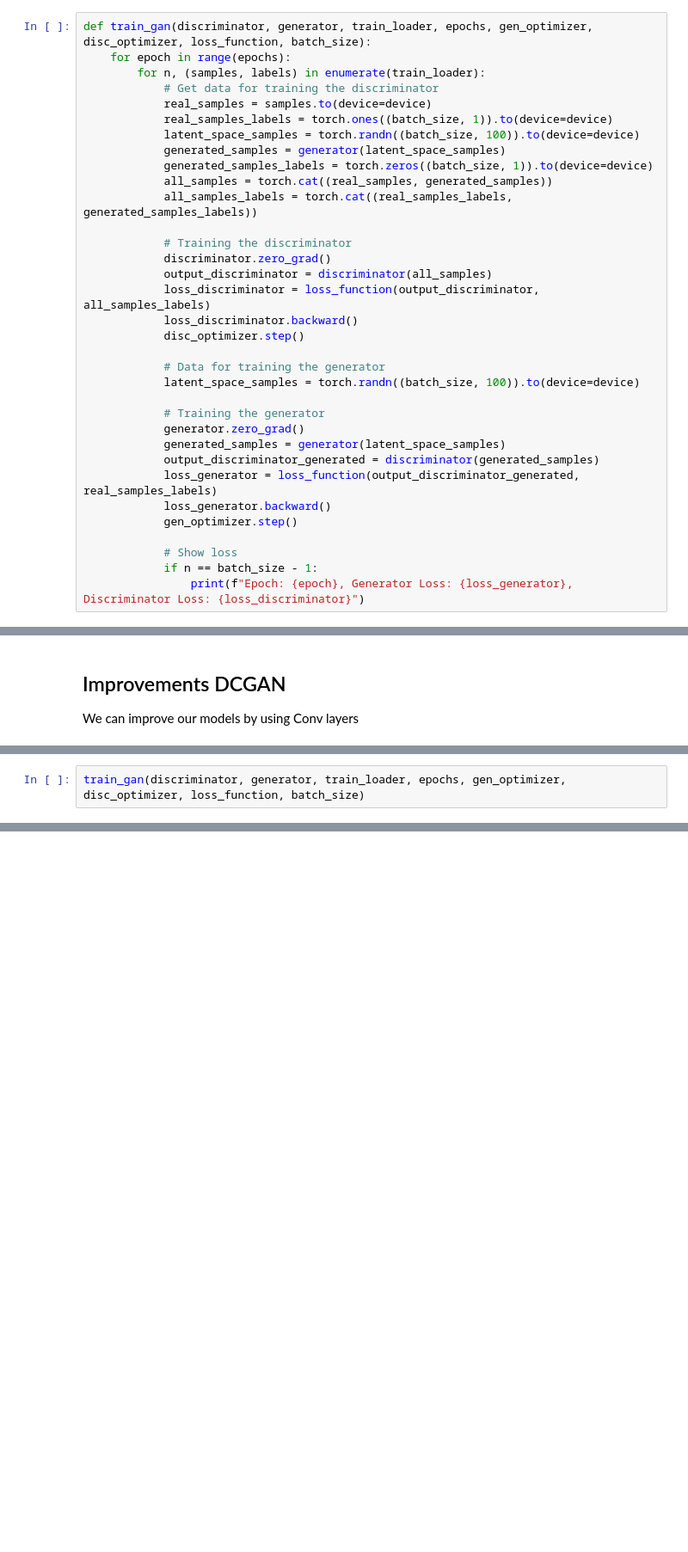
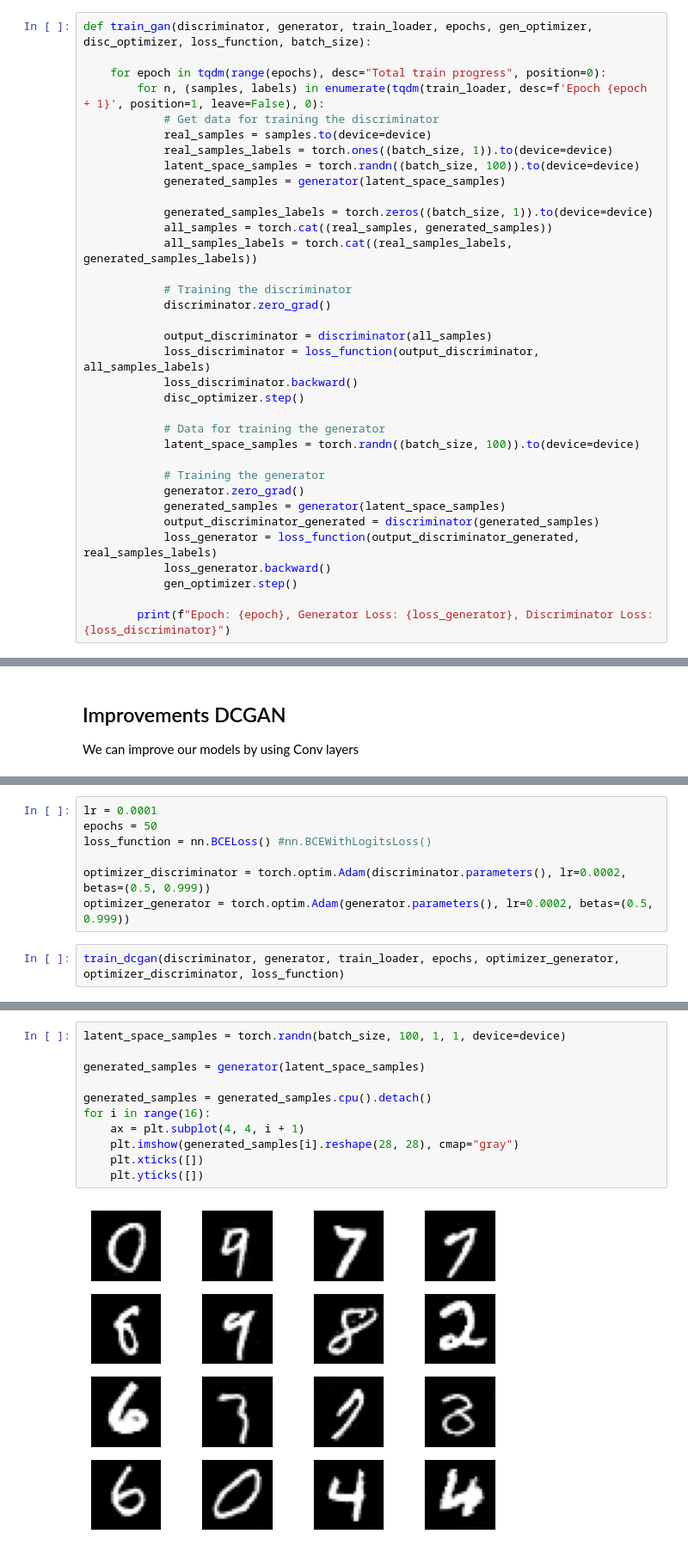
Before and after one commit to schms27/computer-vision, a Jupyter notebook: notebooks/38_gan.ipynb, the cells around one changed output, grey strips where cells are left out. Shown at 86% size. Cells and saved outputs as stored; diff of their text form; blank space fills up the shorter version.

```diff
--- a/notebooks/38_gan.ipynb
+++ b/notebooks/38_gan.ipynb
@@ -92,19 +93,22 @@ generator = Generator().to(device=device)
 ## Training
 # %%
 def train_gan(discriminator, generator, train_loader, epochs, gen_optimizer, disc_optimizer, loss_function, batch_size):
-    for epoch in range(epochs):
-        for n, (samples, labels) in enumerate(train_loader):
+
+    for epoch in tqdm(range(epochs), desc="Total train progress", position=0):
+        for n, (samples, labels) in enumerate(tqdm(train_loader, desc=f'Epoch {epoch + 1}', position=1, leave=False), 0):
             # Get data for training the discriminator
             real_samples = samples.to(device=device)
             real_samples_labels = torch.ones((batch_size, 1)).to(device=device)
             latent_space_samples = torch.randn((batch_size, 100)).to(device=device)
             generated_samples = generator(latent_space_samples)
+
             generated_samples_labels = torch.zeros((batch_size, 1)).to(device=device)
             all_samples = torch.cat((real_samples, generated_samples))
             all_samples_labels = torch.cat((real_samples_labels, generated_samples_labels))
 
             # Training the discriminator
             discriminator.zero_grad()
+
             output_discriminator = discriminator(all_samples)
             loss_discriminator = loss_function(output_discriminator, all_samples_labels)
             loss_discriminator.backward()
@@ -121,9 +125,7 @@ def train_gan(discriminator, generator, train_loader, epochs, gen_optimizer, dis
             loss_generator.backward()
             gen_optimizer.step()
 
-            # Show loss
-            if n == batch_size - 1:
-                print(f"Epoch: {epoch}, Generator Loss: {loss_generator}, Discriminator Loss: {loss_discriminator}")
+        print(f"Epoch: {epoch}, Generator Loss: {loss_generator}, Discriminator Loss: {loss_discriminator}")
 # %%
 lr = 0.0001
 epochs = 50
@@ -234,2 +298,9 @@ generator = GeneratorCNN().to(device=device)
+# %%
+lr = 0.0001
+epochs = 50
+loss_function = nn.BCELoss() #nn.BCEWithLogitsLoss()
+
+optimizer_discriminator = torch.optim.Adam(discriminator.parameters(), lr=0.0002, betas=(0.5, 0.999))
+optimizer_generator = torch.optim.Adam(generator.parameters(), lr=0.0002, betas=(0.5, 0.999))
 # %%
-train_gan(discriminator, generator, train_loader, epochs, gen_optimizer, disc_optimizer, loss_function, batch_size)
+train_dcgan(discriminator, generator, train_loader, epochs, optimizer_generator, optimizer_discriminator, loss_function)
@@ -235,0 +321,13 @@ train_gan(discriminator, generator, train_loader, epochs, gen_optimizer, disc_op
+# %%
+latent_space_samples = torch.randn(batch_size, 100, 1, 1, device=device)
+
+generated_samples = generator(latent_space_samples)
+
+generated_samples = generated_samples.cpu().detach()
+for i in range(16):
+    ax = plt.subplot(4, 4, i + 1)
+    plt.imshow(generated_samples[i].reshape(28, 28), cmap="gray")
+    plt.xticks([])
+    plt.yticks([])
+# %% [output]
+[figure, added]
```
Also changed, not shown: parts of 8 cells of this notebook, 1 other file.
